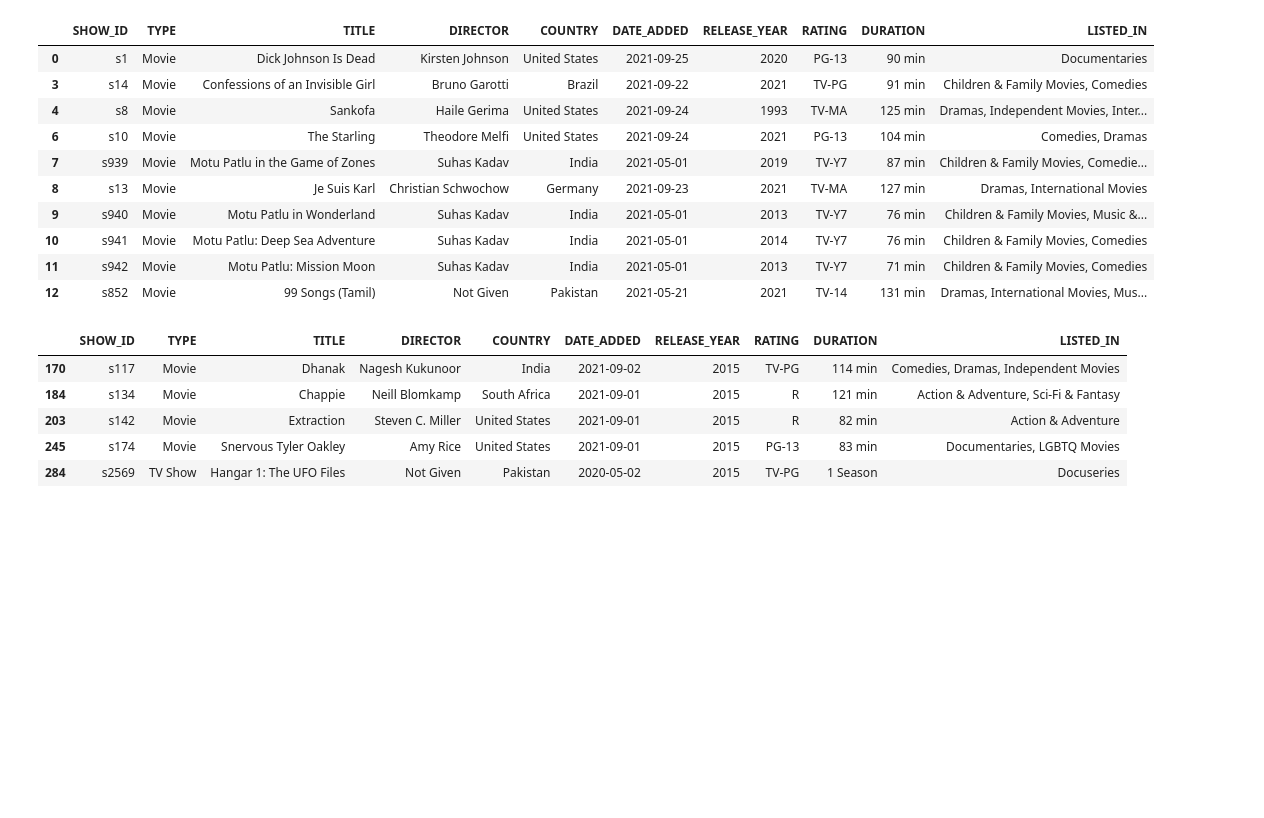
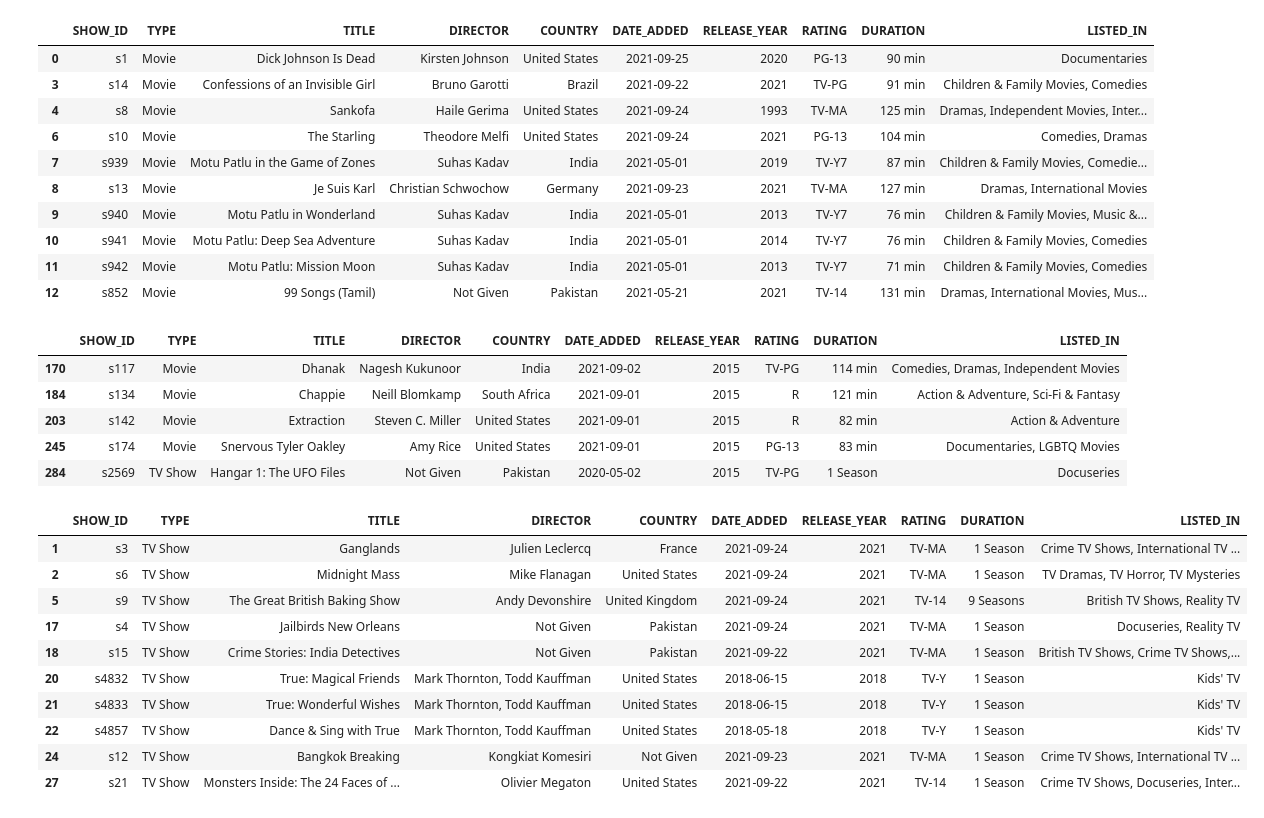
Before and after one commit to ShlokGadhave/Netflix, a Jupyter notebook: main.ipynb, the cells around one changed output. Drawn from its saved outputs; the diff is of its cells as text; code cells hidden in the pictures; blank space fills up the shorter version.

```diff
--- a/main.ipynb
+++ b/main.ipynb
@@ -207,3 +207,18 @@ Release_Period.head()
 | 203 | s142 | Movie | Extraction | Steven C. Miller | United States | 2021-09-01 | 2015 | R | 82 min | Action & Adventure |
 | 245 | s174 | Movie | Snervous Tyler Oakley | Amy Rice | United States | 2021-09-01 | 2015 | PG-13 | 83 min | Documentaries, LGBTQ Movies |
 | 284 | s2569 | TV Show | Hangar 1: The UFO Files | Not Given | Pakistan | 2020-05-02 | 2015 | TV-PG | 1 Season | Docuseries |
+# %%
+List_of_Tvshows=df[df['TYPE']=='TV Show']
+List_of_Tvshows.head(10)
+# %% [output]
+|  | SHOW_ID | TYPE | TITLE | DIRECTOR | COUNTRY | DATE_ADDED | RELEASE_YEAR | RATING | DURATION | LISTED_IN |
+| 1 | s3 | TV Show | Ganglands | Julien Leclercq | France | 2021-09-24 | 2021 | TV-MA | 1 Season | Crime TV Shows, International TV ... |
+| 2 | s6 | TV Show | Midnight Mass | Mike Flanagan | United States | 2021-09-24 | 2021 | TV-MA | 1 Season | TV Dramas, TV Horror, TV Mysteries |
+| 5 | s9 | TV Show | The Great British Baking Show | Andy Devonshire | United Kingdom | 2021-09-24 | 2021 | TV-14 | 9 Seasons | British TV Shows, Reality TV |
+| 17 | s4 | TV Show | Jailbirds New Orleans | Not Given | Pakistan | 2021-09-24 | 2021 | TV-MA | 1 Season | Docuseries, Reality TV |
+| 18 | s15 | TV Show | Crime Stories: India Detectives | Not Given | Pakistan | 2021-09-22 | 2021 | TV-MA | 1 Season | British TV Shows, Crime TV Shows,... |
+| 20 | s4832 | TV Show | True: Magical Friends | Mark Thornton, Todd Kauffman | United States | 2018-06-15 | 2018 | TV-Y | 1 Season | Kids' TV |
+| 21 | s4833 | TV Show | True: Wonderful Wishes | Mark Thornton, Todd Kauffman | United States | 2018-06-15 | 2018 | TV-Y | 1 Season | Kids' TV |
+| 22 | s4857 | TV Show | Dance & Sing with True | Mark Thornton, Todd Kauffman | United States | 2018-05-18 | 2018 | TV-Y | 1 Season | Kids' TV |
+| 24 | s12 | TV Show | Bangkok Breaking | Kongkiat Komesiri | Not Given | 2021-09-23 | 2021 | TV-MA | 1 Season | Crime TV Shows, International TV ... |
+| 27 | s21 | TV Show | Monsters Inside: The 24 Faces of ... | Olivier Megaton | United States | 2021-09-22 | 2021 | TV-14 | 1 Season | Crime TV Shows, Docuseries, Inter... |
```
Also changed, not shown: parts of 13 cells of this notebook.
